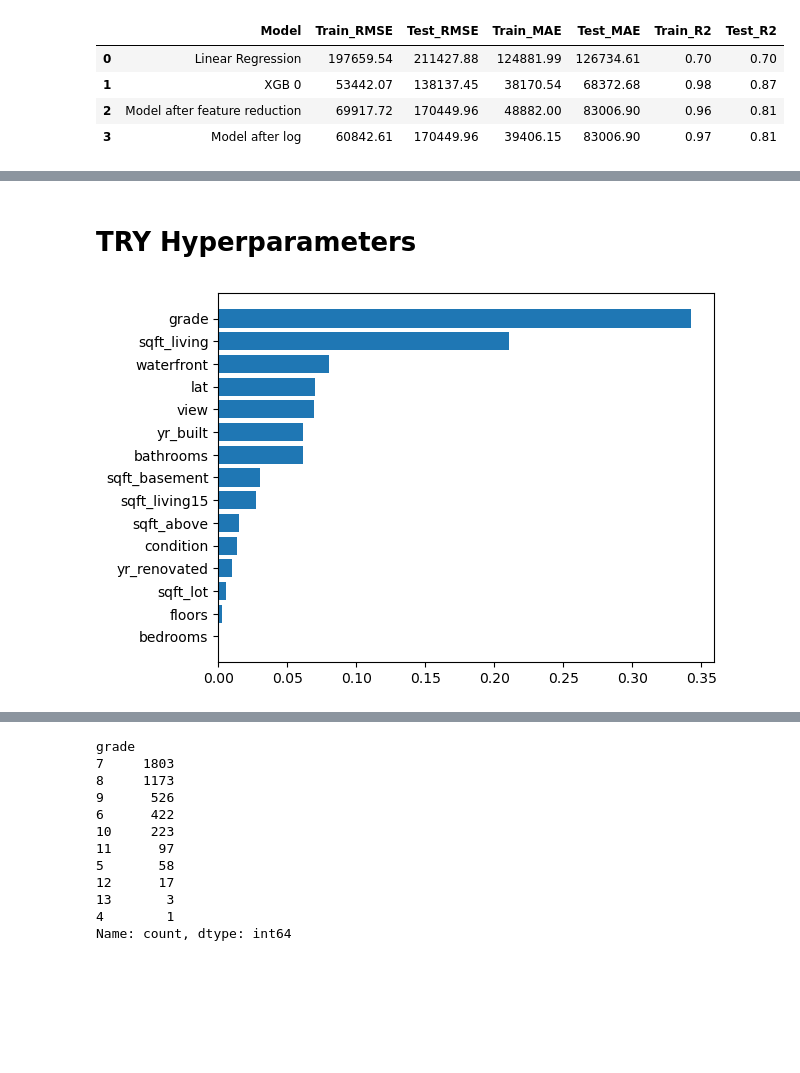
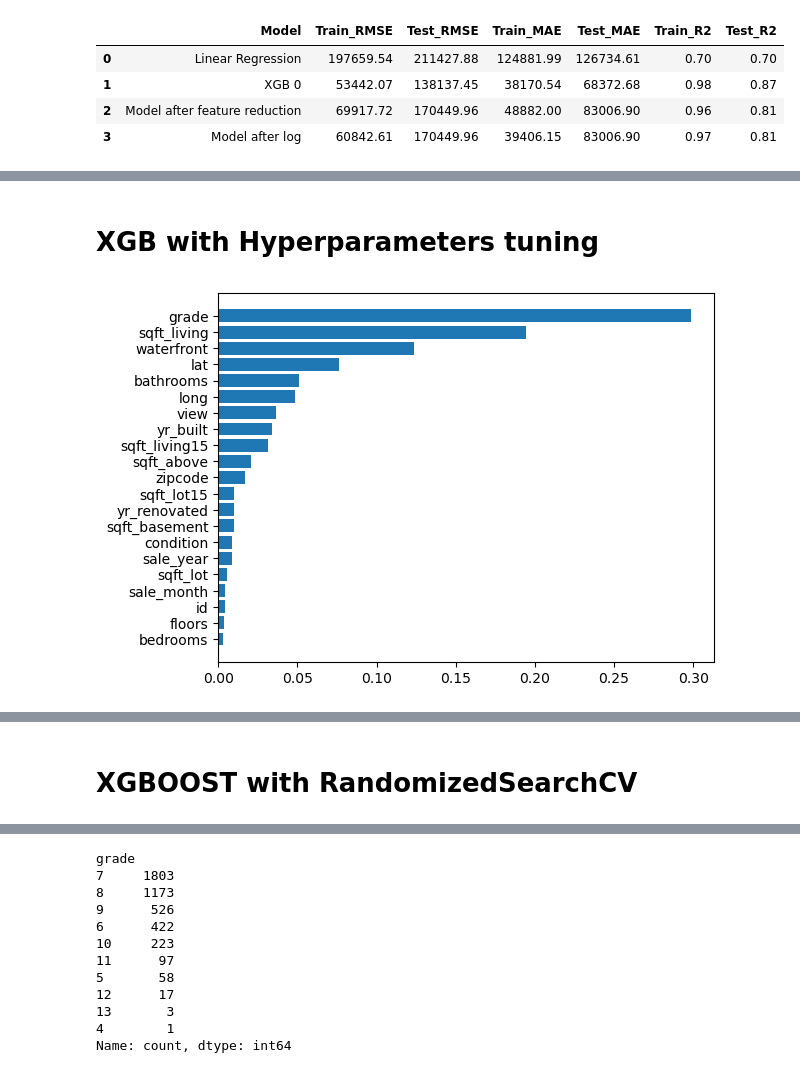
Before and after one commit to brunojrg/house-prices-project, a Jupyter notebook: Notebooks/xgboost.ipynb, the cells around one changed output, grey strips where cells are left out. Saved outputs shown, nothing was run; the diff lists cells and outputs as text; code cells hidden in the pictures; blank space fills up the shorter version.

Commit message:
PROJECT WEEK 5: XGBOOST

```diff
--- a/Notebooks/xgboost.ipynb
+++ b/Notebooks/xgboost.ipynb
@@ -193,10 +175,5 @@ metrics_df
 # %%
-X_log = df.drop('price', axis =1)
-y_log = df['price']
-
-X_train_log, X_test_log, y_train, y_test = train_test_split(
-    X_log, y_log, test_size=0.2, random_state=RANDOM_STATE
-)
+X_train_log, X_test_log, y_train, y_test = X_train_0.copy(), X_test_0.copy(), y_train_0.copy(), y_test_0.copy()
 
 y_train_log = np.log1p(y_train)
 #y_test_log= np.log1p(y_test)
@@ -242,27 +203,29 @@ pd.DataFrame({'ypred': y_pred_log, 'ytest': y_test, 'delta' : y_pred_log - y_tes
 # %% [markdown]
-# TRY Hyperparameters
+# XGB with Hyperparameters tuning
 # %%
+X_train, X_test, y_train, y_test = X_train_0.copy(), X_test_0.copy(), y_train_0.copy(), y_test_0.copy()
+
 model_H = XGBRegressor(
     objective='reg:squarederror',
-    n_estimators=50,
-    learning_rate=0.1,
-    max_depth=3)
+    n_estimators=400,
+    learning_rate=0.05,
+    max_depth=4)
 
 model_H.fit(X_train, y_train)
 
-y_pred = model1.predict(X_test)
-y_pred_train = model1.predict(X_train)
+y_pred = model_H.predict(X_test)
+y_pred_train = model_H.predict(X_train)
 
 sort_idx = model_H.feature_importances_.argsort()
 plt.barh(X_test.columns[sort_idx],model_H.feature_importances_[sort_idx])
 plt.show()
 
-new_row = evaluate_model("Model after Hyper", y_train, y_pred_train, y_test, y_pred)
+new_row = evaluate_model("Model with Hyperparameter tuning", y_train, y_pred_train, y_test, y_pred)
 metrics_df = pd.concat([metrics_df, new_row], ignore_index=True)
 
 metrics_df
 # %% [output]
-[figure, old version]
+[figure, new version]
 |  | Model | Train_RMSE | Test_RMSE | Train_MAE | Test_MAE | Train_R2 | Test_R2 |
 | 0 | Linear Regression | 197659.54 | 211427.88 | 124881.99 | 126734.61 | 0.70 | 0.70 |
 | 1 | XGB 0 | 53442.07 | 138137.45 | 38170.54 | 68372.68 | 0.98 | 0.87 |
@@ -272,3 +235,5 @@ metrics_df
+# %% [markdown]
+# XGBOOST with RandomizedSearchCV
 # %%
 from sklearn.model_selection import RandomizedSearchCV
 from xgboost import XGBRegressor
```
Also changed, not shown: parts of 45 cells of this notebook.
